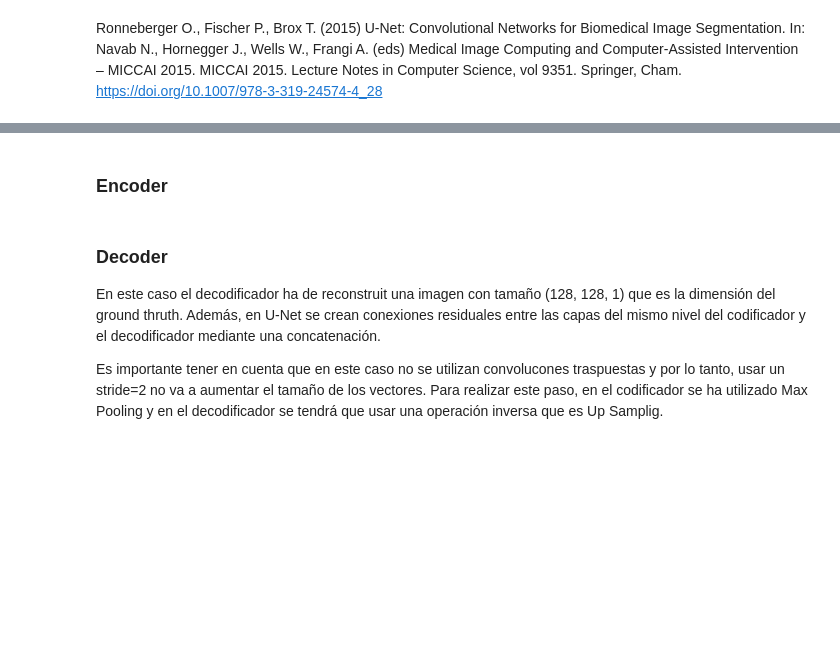
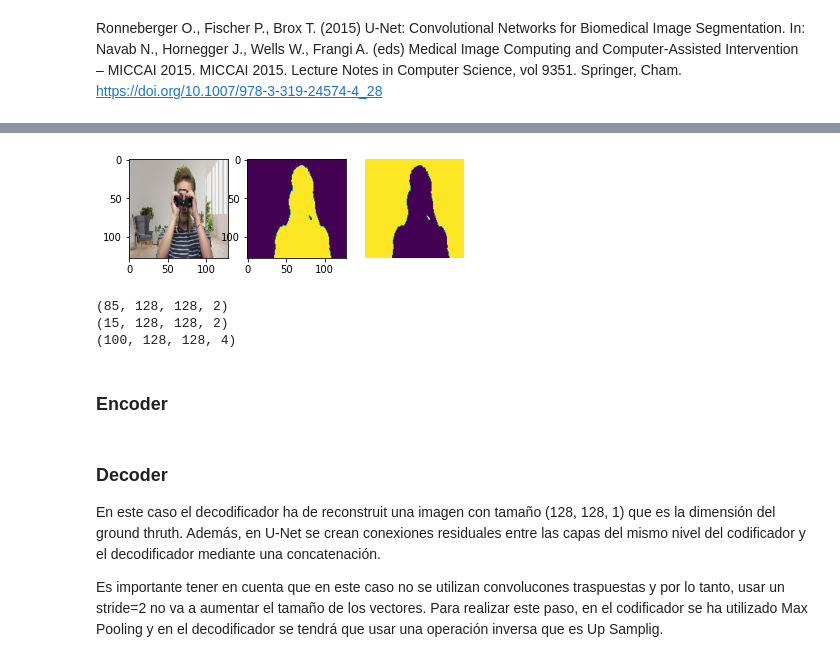
Before and after one commit to SergioHdezG/TallerSegmentacionMOVA, a Jupyter notebook: taller_1.ipynb, the cells around one changed output, grey strips where cells are left out. Saved outputs shown, nothing was run; the diff lists cells and outputs as text; code cells hidden in the pictures; blank space fills up the shorter version.

```diff
--- a/taller_1.ipynb
+++ b/taller_1.ipynb
@@ -477,3 +474,42 @@ En este caso vamos a dividir la red igualmente en dos partes: Codificador y Deco
+# %%
+y_train_foreground = y_train[:]
+y_train_background = np.abs(y_train[:] - 1)  # Invertimos la máscara para crear el fondo
+
+fig = plt.figure()
+
+plt.subplot(1, 3, 1)
+plt.imshow(x_train[0])
+
+plt.subplot(1, 3, 2)
+im_fg = np.squeeze(y_train_foreground[0], axis=-1)
+plt.imshow(im_fg)
+
+plt.subplot(1, 3, 3)
+im_bg = np.squeeze(y_train_background[0], axis=-1)
+plt.imshow(im_bg)
+
+plt.axis('off')
+plt.show()
+
+y_train_unet = np.concatenate((y_train_background, y_train_foreground), axis=-1)
+print(y_train_unet.shape)
+
+y_val_foreground = y_val[:]
+y_val_background = np.abs(y_val[:] - 1)
+
+y_val_unet = np.concatenate((y_val_foreground, y_val_background), axis=-1)
+print(y_val_unet.shape)
+
+y_test_foreground = y_test[:]
+y_test_background = np.abs(y_test[:] - 1)
+
+y_test_unet = np.concatenate((y_test_background, y_test_foreground), axis=-1)
+print(y_test_unet.shape)
+# %% [output]
+[figure, added]
+(85, 128, 128, 2)
+(15, 128, 128, 2)
+(100, 128, 128, 4)
 # %% [markdown]
 ### Encoder
 # %%
```
Also changed, not shown: parts of 15 cells of this notebook.
